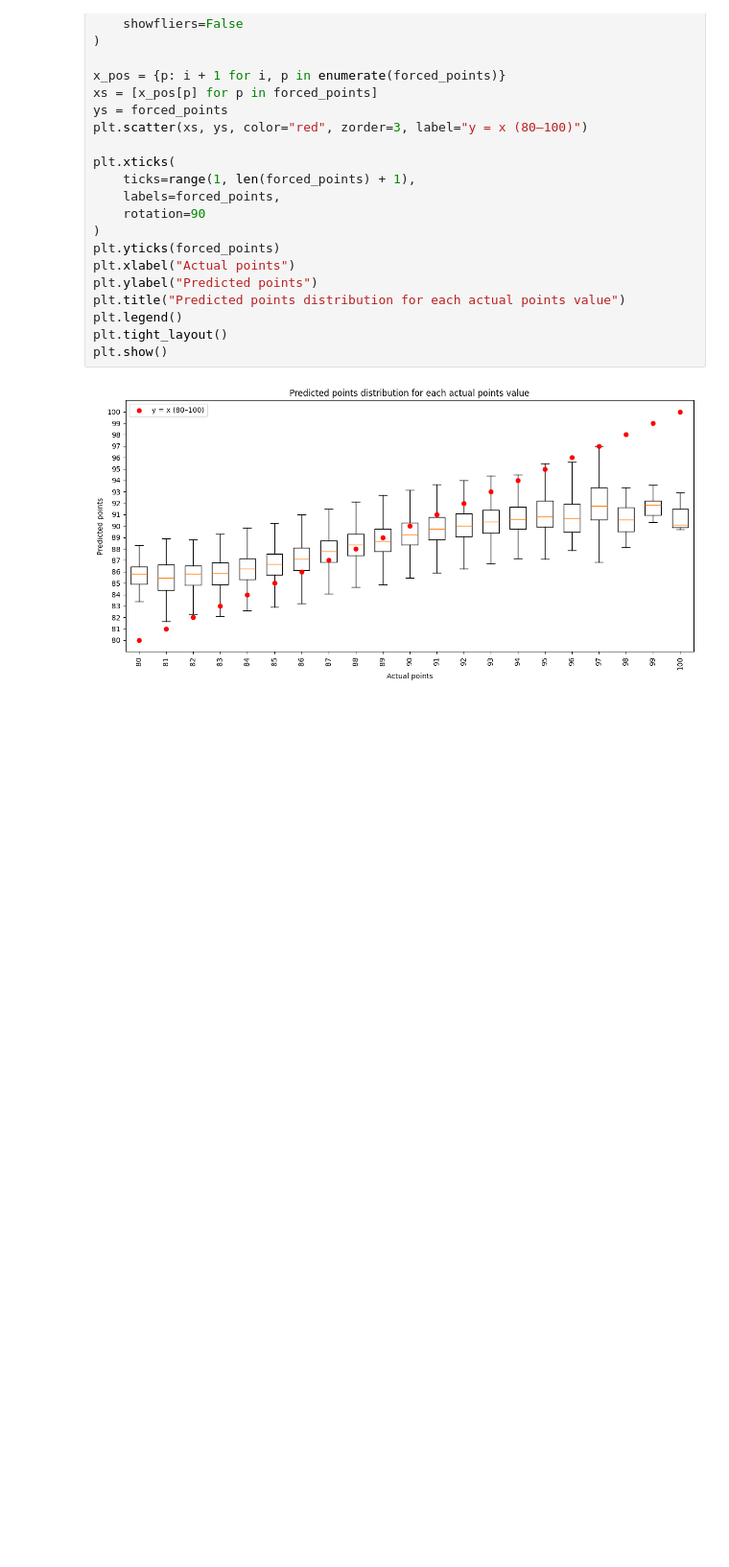
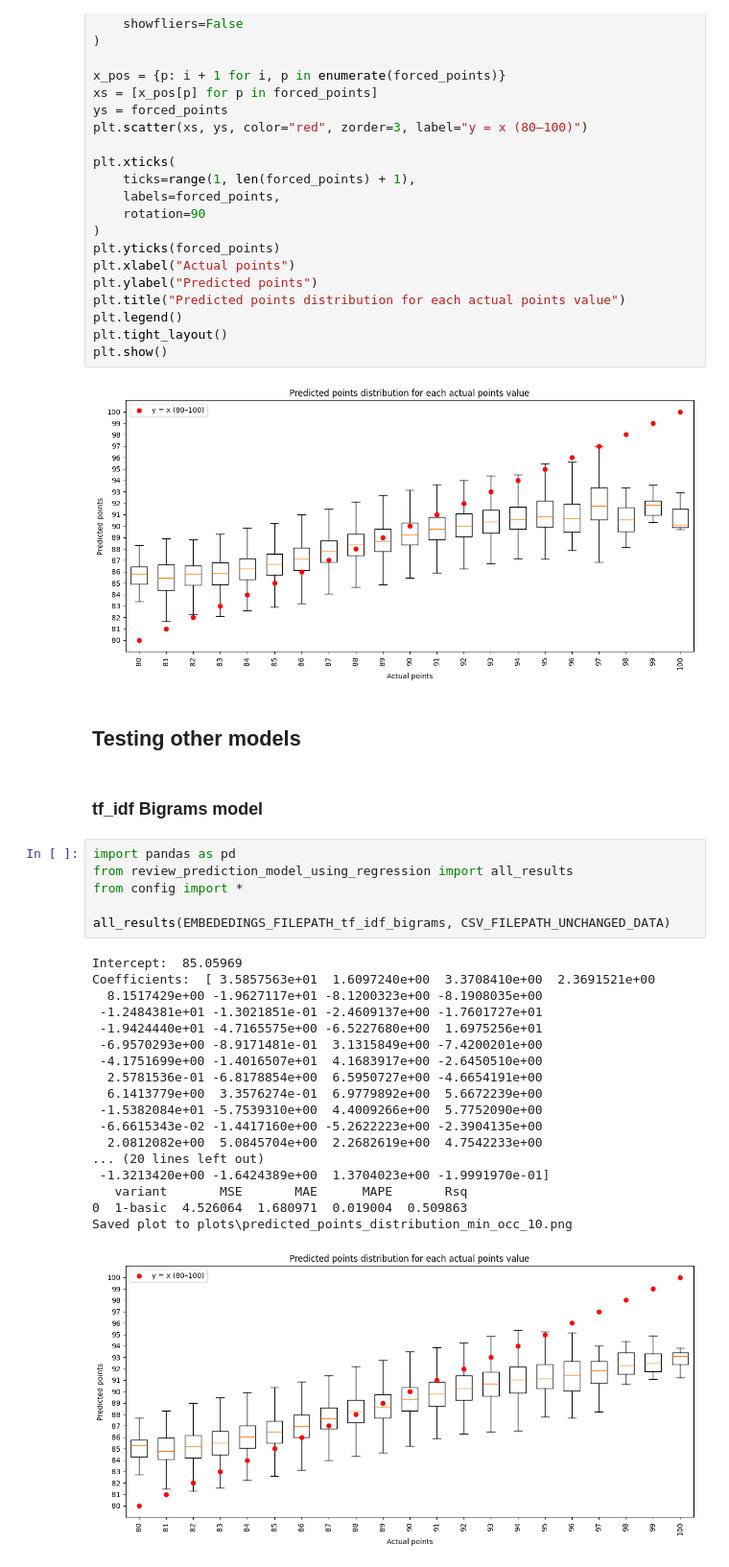
Before and after one commit to Msaters/projektUczenieMaszynowe, a Jupyter notebook: review_prediction_model_using_regression.ipynb, the cells around one changed output. Shown at 96% size. Drawn from its saved outputs; the diff is of its cells as text; blank space fills up the shorter version.

Commit message:
review models with linear regression aplied to all embedding models

```diff
--- a/review_prediction_model_using_regression.ipynb
+++ b/review_prediction_model_using_regression.ipynb
@@ -157,3 +161,32 @@ plt.tight_layout()
 plt.show()
 # %% [output]
 [figure]
+# %% [markdown]
+## Testing other models
+# %% [markdown]
+### tf_idf Bigrams model
+# %%
+import pandas as pd
+from review_prediction_model_using_regression import all_results
+from config import *
+
+all_results(EMBEDEDINGS_FILEPATH_tf_idf_bigrams, CSV_FILEPATH_UNCHANGED_DATA)
+# %% [output]
+Intercept:  85.05969
+Coefficients:  [ 3.5857563e+01  1.6097240e+00  3.3708410e+00  2.3691521e+00
+  8.1517429e+00 -1.9627117e+01 -8.1200323e+00 -8.1908035e+00
+ -1.2484381e+01 -1.3021851e-01 -2.4609137e+00 -1.7601727e+01
+ -1.9424440e+01 -4.7165575e+00 -6.5227680e+00  1.6975256e+01
+ -6.9570293e+00 -8.9171481e-01  3.1315849e+00 -7.4200201e+00
+ -4.1751699e+00 -1.4016507e+01  4.1683917e+00 -2.6450510e+00
+  2.5781536e-01 -6.8178854e+00  6.5950727e+00 -4.6654191e+00
+  6.1413779e+00  3.3576274e-01  6.9779892e+00  5.6672239e+00
+ -1.5382084e+01 -5.7539310e+00  4.4009266e+00  5.7752090e+00
+ -6.6615343e-02 -1.4417160e+00 -5.2622223e+00 -2.3904135e+00
+  2.0812082e+00  5.0845704e+00  2.2682619e+00  4.7542233e+00
+... (20 lines left out)
+ -1.3213420e+00 -1.6424389e+00  1.3704023e+00 -1.9991970e-01]
+   variant       MSE       MAE      MAPE       Rsq
+0  1-basic  4.526064  1.680971  0.019004  0.509863
+Saved plot to plots\predicted_points_distribution_min_occ_10.png
+[figure, added]
```
Also changed, not shown: parts of 8 cells of this notebook, 1 other file.
